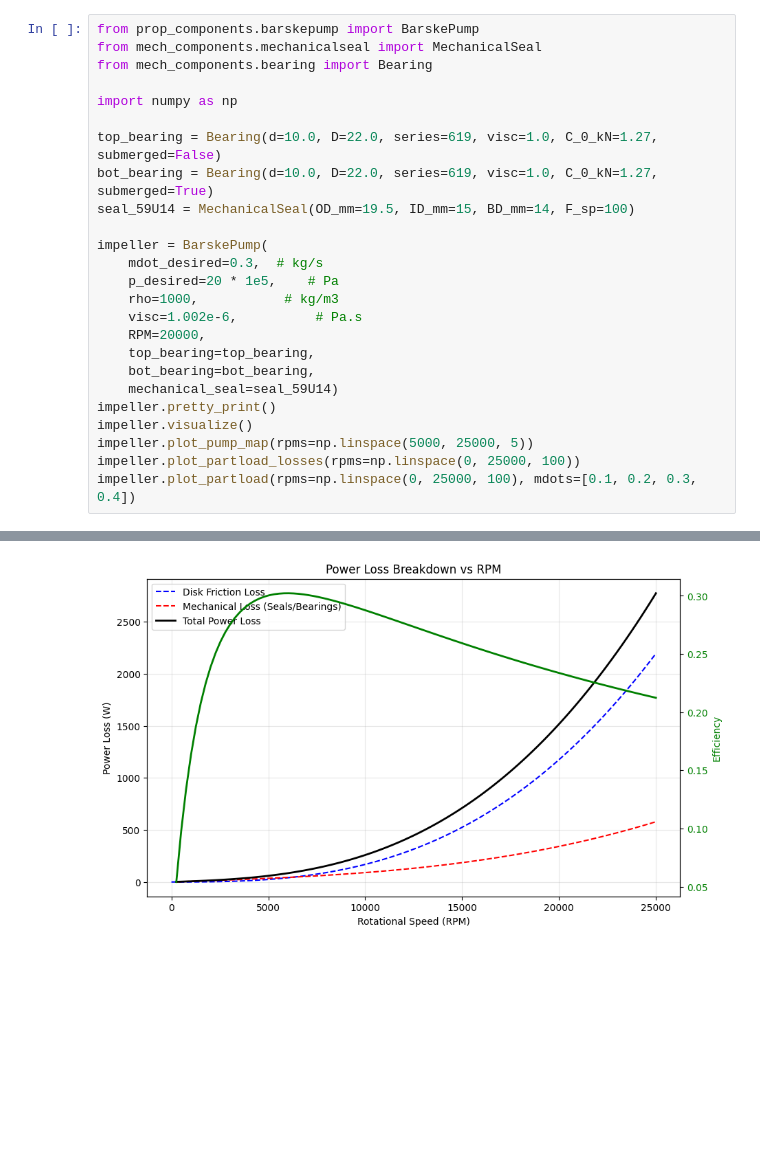
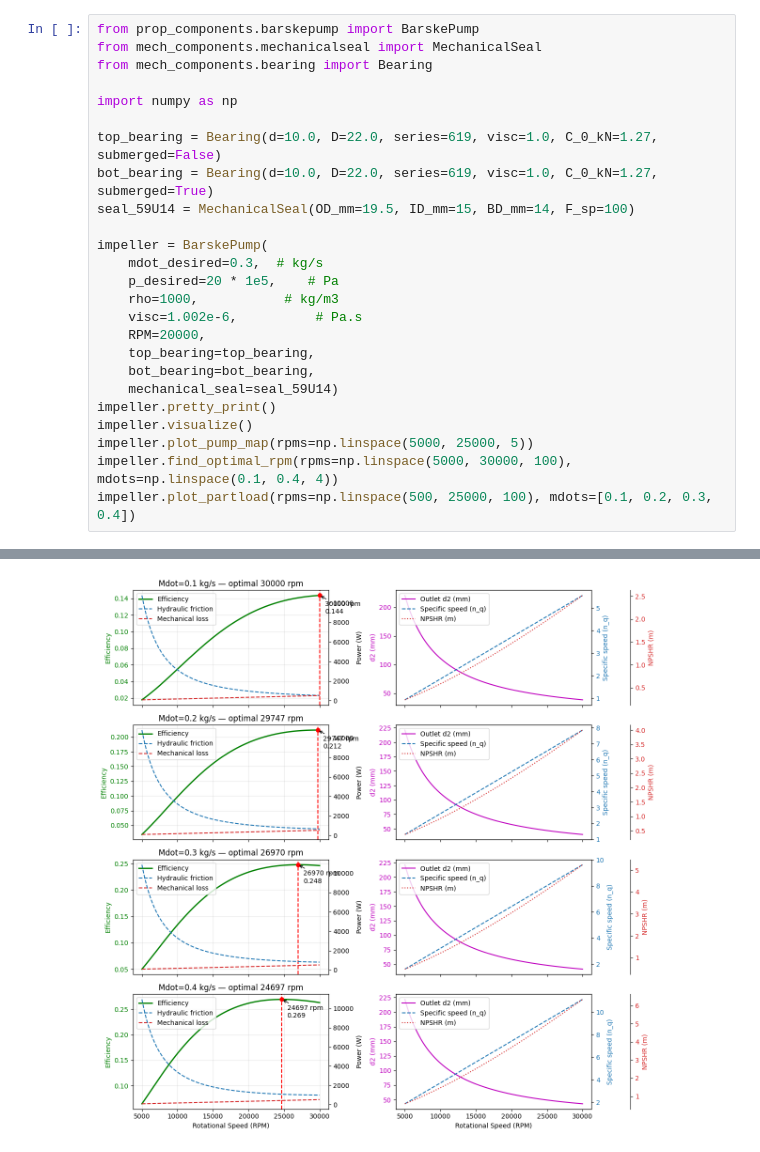
Before and after one commit to LpHiX/FYPTurbine, a Jupyter notebook: barskesizer.ipynb, the cells around one changed output, grey strips where cells are left out. Saved outputs shown, nothing was run; the diff lists cells and outputs as text; blank space fills up the shorter version.

```diff
--- a/barskesizer.ipynb
+++ b/barskesizer.ipynb
@@ -454,33 +454,33 @@ impeller = BarskePump(
     p_desired=20 * 1e5,    # Pa
     rho=1000,           # kg/m3
     visc=1.002e-6,          # Pa.s
     RPM=20000,
     top_bearing=top_bearing,
     bot_bearing=bot_bearing,
     mechanical_seal=seal_59U14)
 impeller.pretty_print()
 impeller.visualize()
 impeller.plot_pump_map(rpms=np.linspace(5000, 25000, 5))
-impeller.plot_partload_losses(rpms=np.linspace(0, 25000, 100))
-impeller.plot_partload(rpms=np.linspace(0, 25000, 100), mdots=[0.1, 0.2, 0.3, 0.4])
+impeller.find_optimal_rpm(rpms=np.linspace(5000, 30000, 100), mdots=np.linspace(0.1, 0.4, 4))
+impeller.plot_partload(rpms=np.linspace(500, 25000, 100), mdots=[0.1, 0.2, 0.3, 0.4])
 # %% [output]
 Barske Pump:---------------------------
 Main results:
   RPM                            20000.00
   Required Power                 2567.47 W
   Diameter at Outlet             0.05852 m
   Mass flow rate (mdot)          0.3        kg/s
   Outlet Head (H)                203.9      m
   Rotational speed (n)           2e+04      rpm
   Flow rate (Q)                  0.0003     m^3/s
   Specific speed (n_q)           6.421
 Detailed Results:
   Efficiency                     0.2337
 ... (23 lines left out)
   Torque                         1.226      Nm
   Tip force                      6.982      N
   Centrifugal Force              65.03      N
   Blade Stress                   4.357      MPa
 [figure]
 [figure]
-[figure, old version]
+[figure, new version]
```
Also changed, not shown: parts of 2 cells of this notebook, 1 other file.
